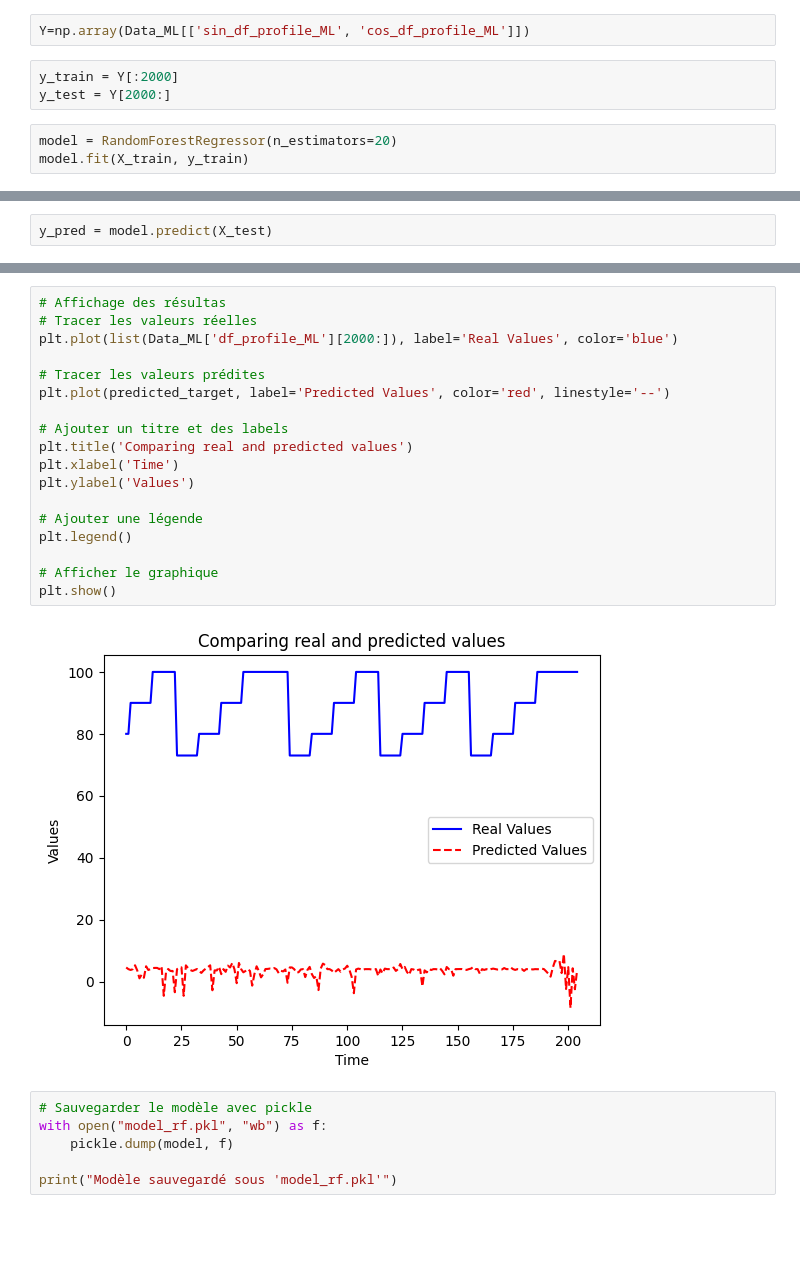
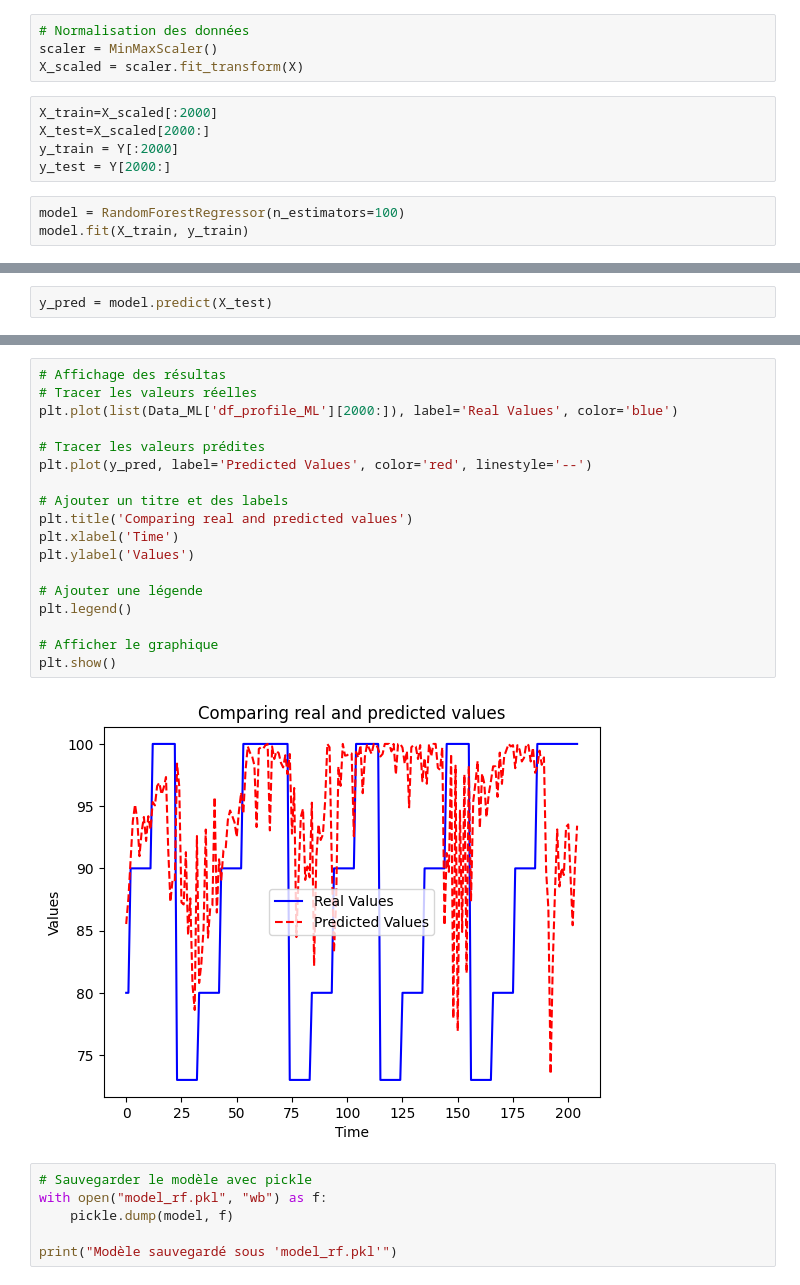
Before and after one commit to walidLGIPH/Pressure_App, a Jupyter notebook: training.ipynb, the cells around one changed output, grey strips where cells are left out. Cells and saved outputs as stored; diff of their text form; blank space fills up the shorter version.

Commit message:
Model correction

```diff
--- a/training.ipynb
+++ b/training.ipynb
@@ -131,9 +133,13 @@ Data_ML['cos_df_profile_ML'] = np.cos(2 * np.pi * Data_ML['df_profile_ML'] / 24)
-# %%
-Y=np.array(Data_ML[['sin_df_profile_ML', 'cos_df_profile_ML']])
+# %%
+# Normalisation des données
+scaler = MinMaxScaler()
+X_scaled = scaler.fit_transform(X)
 # %%
+X_train=X_scaled[:2000]
+X_test=X_scaled[2000:]
 y_train = Y[:2000]
 y_test = Y[2000:]
 # %%
-model = RandomForestRegressor(n_estimators=20)
+model = RandomForestRegressor(n_estimators=100)
 model.fit(X_train, y_train)
 # %% [output]
@@ -174,23 +161,23 @@ Erreur quadratique moyenne racine (RMSE) : 85.45836539829405
 # %%
 # Affichage des résultas
 # Tracer les valeurs réelles
 plt.plot(list(Data_ML['df_profile_ML'][2000:]), label='Real Values', color='blue')
 
 # Tracer les valeurs prédites
-plt.plot(predicted_target, label='Predicted Values', color='red', linestyle='--')
+plt.plot(y_pred, label='Predicted Values', color='red', linestyle='--')
 
 # Ajouter un titre et des labels
 plt.title('Comparing real and predicted values')
 plt.xlabel('Time')
 plt.ylabel('Values')
 
 # Ajouter une légende
 plt.legend()
 
 # Afficher le graphique
 plt.show()
 # %% [output]
-[figure, old version]
+[figure, new version]
 # %%
 # Sauvegarder le modèle avec pickle
 with open("model_rf.pkl", "wb") as f:
```
Also changed, not shown: parts of 7 cells of this notebook, 5 other files.
